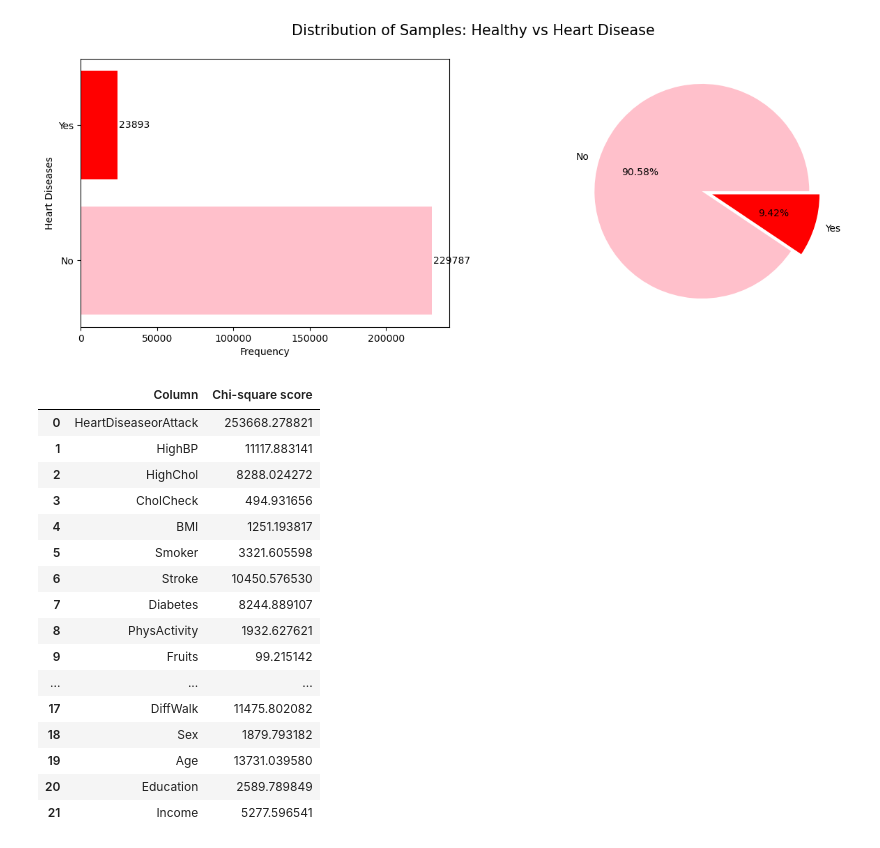
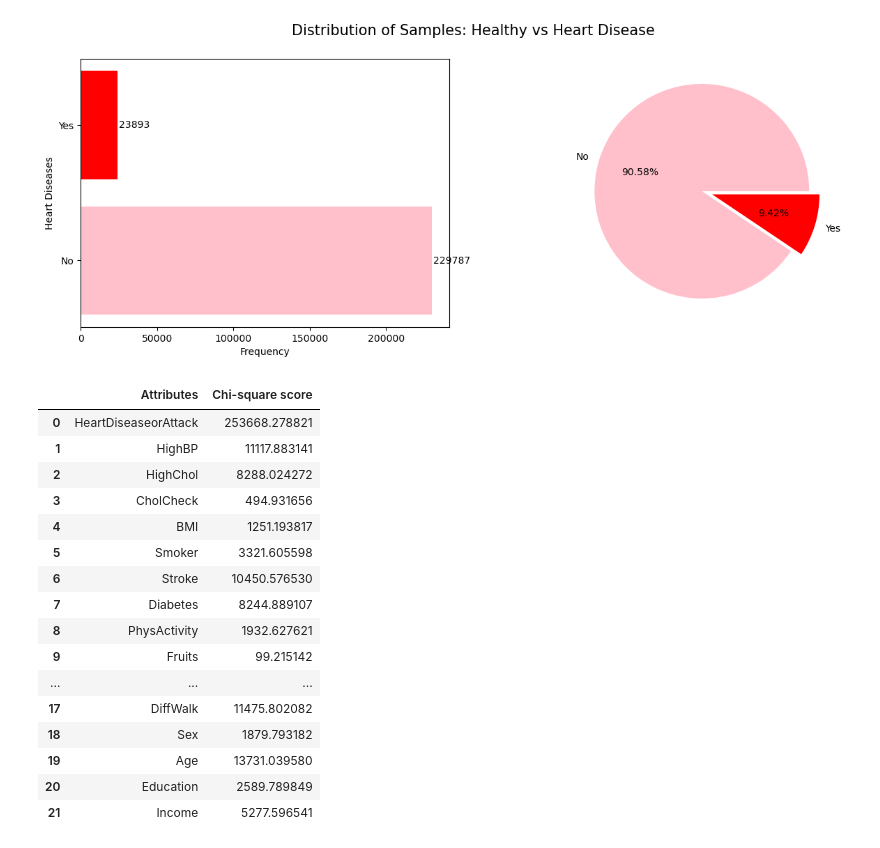
Before and after one commit to StevenDuyVo/Project-4, a Jupyter notebook: heart_disease/heart_disease.ipynb, the cells around one changed output. Saved outputs shown, nothing was run; the diff lists cells and outputs as text; code cells hidden in the pictures.

```diff
--- a/heart_disease/heart_disease.ipynb
+++ b/heart_disease/heart_disease.ipynb
@@ -90,16 +89,16 @@ plt.show()
 # %%
 from scipy.stats import chi2_contingency
 
 chisquare_scores = []
 for column in data.columns:
     contingency_table = pd.crosstab(data[column], data['HeartDiseaseorAttack'])
     chi2, p, dof, expected = chi2_contingency(contingency_table,)
-    chisquare_scores.append({'Column': column, 'Chi-square score': chi2})
+    chisquare_scores.append({'Attributes': column, 'Chi-square score': chi2})
 
 chisquare_df = pd.DataFrame(chisquare_scores)
 chisquare_df
 # %% [output]
-|  | Column | Chi-square score |
+|  | Attributes | Chi-square score |
 | 0 | HeartDiseaseorAttack | 253668.278821 |
 | 1 | HighBP | 11117.883141 |
 | 2 | HighChol | 8288.024272 |
```
Also changed, not shown: parts of 4 cells of this notebook.
